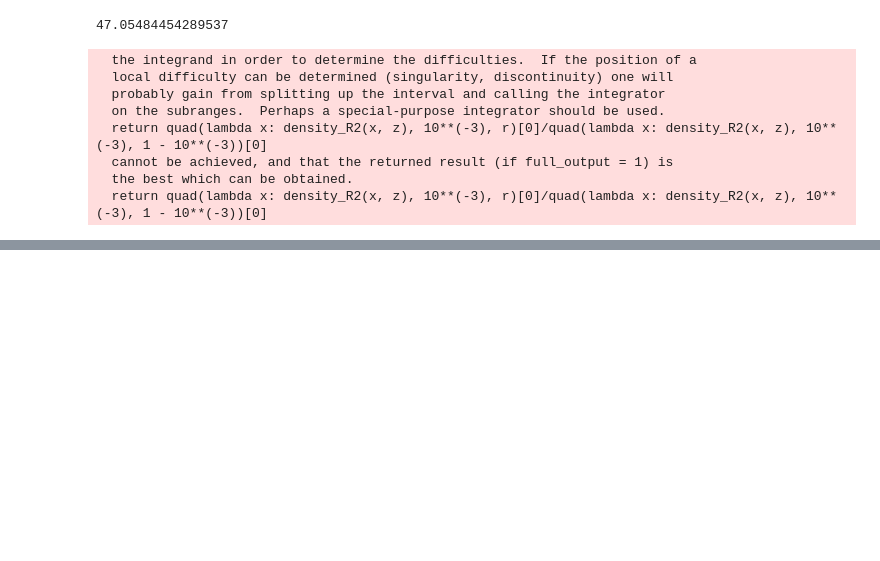
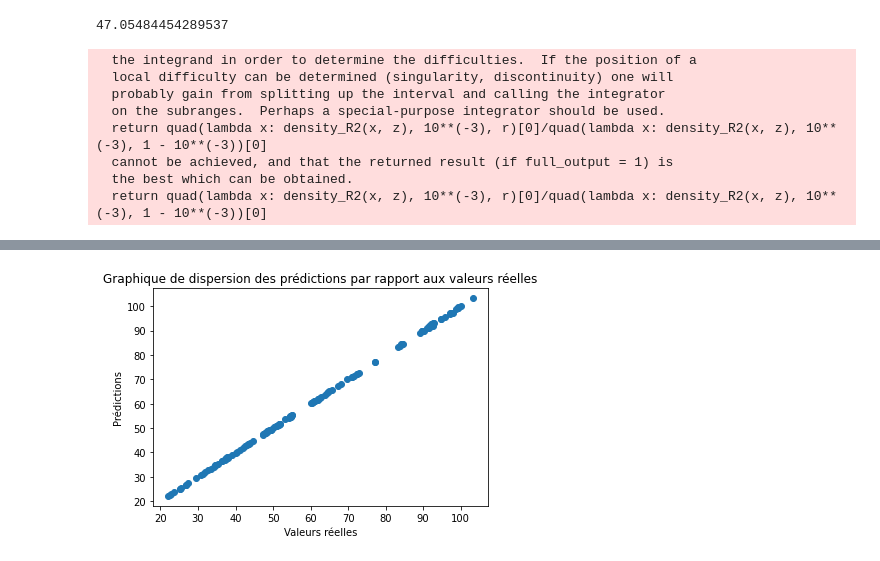
Before and after one commit to arthursabre/bayesian_statistics_project, a Jupyter notebook: Gibbs brut.ipynb, the cells around one changed output, grey strips where cells are left out. Drawn from its saved outputs; the diff is of its cells as text; code cells hidden in the pictures; blank space fills up the shorter version.

Commit message:
gibbs + regression lineaire

```diff
--- a/Gibbs brut.ipynb
+++ b/Gibbs brut.ipynb
@@ -147,7 +162,7 @@ np.linalg.norm(beta_estimates,ord=1)
 # %% [output]
 47.05484454289537
 # %%
-z_final = sample_z(Y=y, X=X_scaled, q_start=q, R_2_start=R_2, num_iterations=5, z=z_initial, support=support)
+z_final = sample_z(Y=y, X=X_scaled, q_start=q, R_2_start=R_2, num_iterations=100, z=z_initial, support=support)
 # %% [output]
   the integrand in order to determine the difficulties.  If the position of a
   local difficulty can be determined (singularity, discontinuity) one will
@@ -180,0 +184,10 @@ for R_y in R_y_list :
+# %%
+X_tilde = X_scaled[:, z_final == 1]
+X_train, X_test, y_train, y_test = train_test_split(X_tilde, y, test_size=0.2)
+model = LinearRegression()
+model.fit(X_train, y_train)
+y_pred = model.predict(X_test)
+mse = mean_squared_error(y_test, y_pred)
+r2 = r2_score(y_test, y_pred)
+print(f"Mean Squared Error: {mse}")
+print(f"R-squared: {r2}")
@@ -180,0 +217,12 @@ for R_y in R_y_list :
+# %%
+# Graphique de dispersion des prédictions par rapport aux valeurs réelles :
+# Affiche les valeurs prédites par le modèle par rapport aux valeurs réelles.
+# Permet de visualiser la précision du modèle et d'identifier les tendances.
+
+plt.scatter(y_test, y_pred)
+plt.xlabel("Valeurs réelles")
+plt.ylabel("Prédictions")
+plt.title("Graphique de dispersion des prédictions par rapport aux valeurs réelles")
+plt.show()
+# %% [output]
+[figure, added]
```
Also changed, not shown: parts of 22 cells of this notebook.
